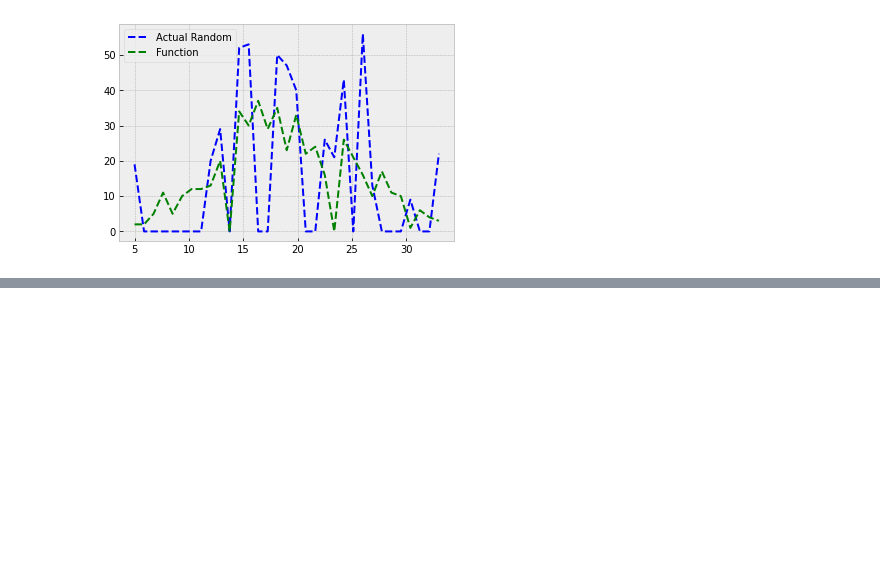
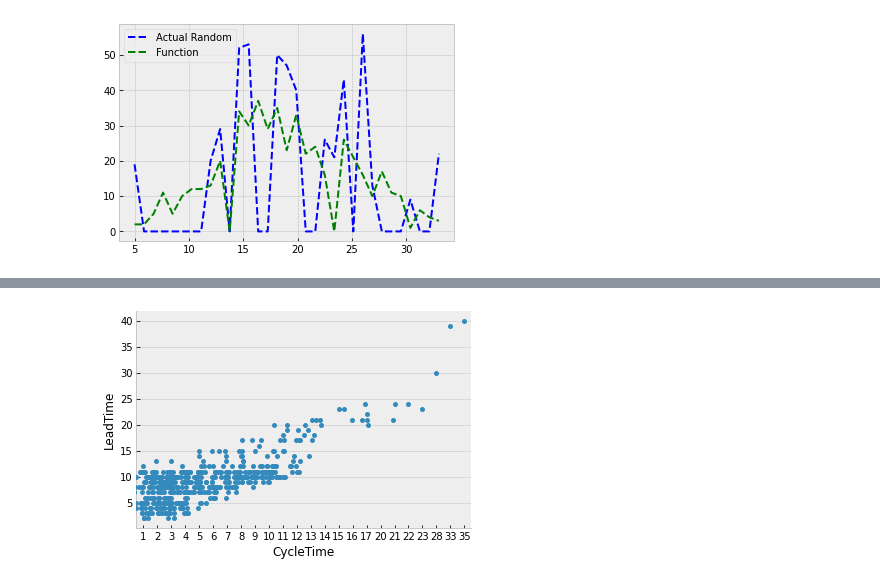
Before and after one commit to zkavtaskin/Lead-Time-Driven-Delivery-Simulation, a Jupyter notebook: Notebook/LittlePower.ipynb, the cells around one changed output, grey strips where cells are left out. Saved outputs shown, nothing was run; the diff lists cells and outputs as text; code cells hidden in the pictures; blank space fills up the shorter version.

```diff
--- a/Notebook/LittlePower.ipynb
+++ b/Notebook/LittlePower.ipynb
@@ -342,0 +345,5 @@ plt.show()
+# %%
+sns.stripplot(data=sprints, x="CycleTime", y="LeadTime", jitter=1.2)
+sns.despine()
+# %% [output]
+[figure, added]
```
Also changed, not shown: parts of 9 cells of this notebook.
